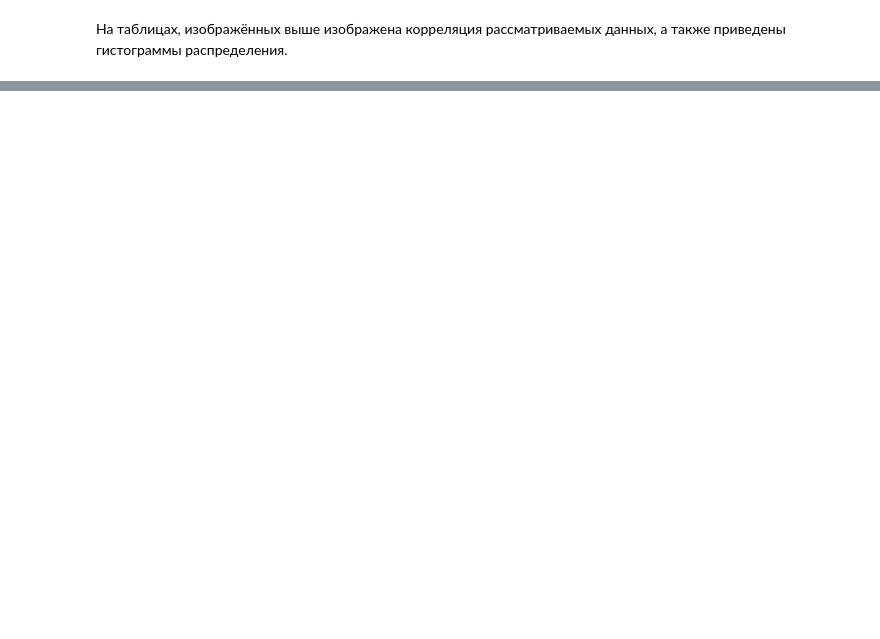
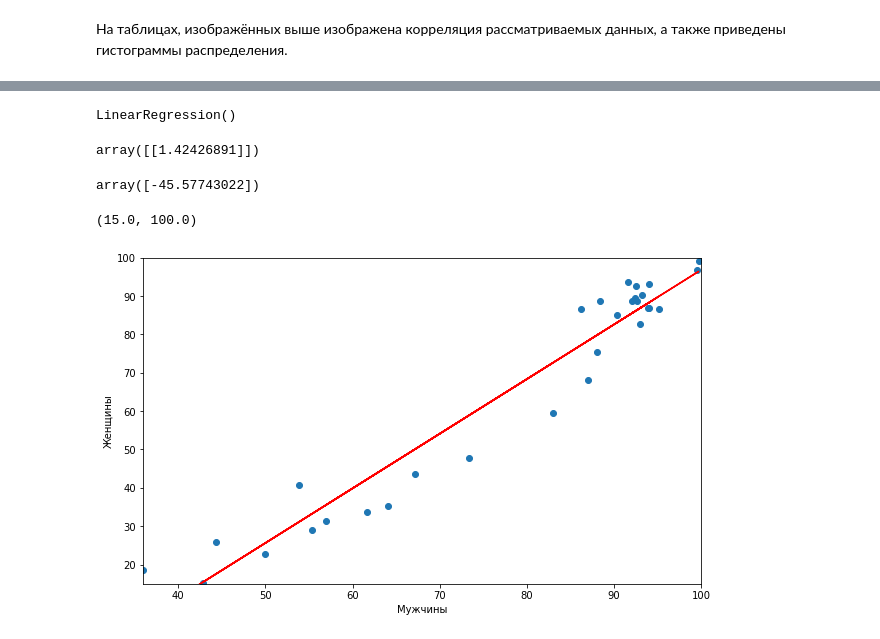
Before and after one commit to stotubalina/TRO_3.1, a Jupyter notebook: notebooks/lab3.1.ipynb, the cells around one changed output, grey strips where cells are left out. Drawn from its saved outputs; the diff is of its cells as text; code cells hidden in the pictures; blank space fills up the shorter version.

```diff
--- a/notebooks/lab3.1.ipynb
+++ b/notebooks/lab3.1.ipynb
@@ -245,0 +254,2 @@ sns.pairplot(df);
+# %%
+data= pd.read_csv('Lvl_development.csv')
@@ -245,0 +266,30 @@ sns.pairplot(df);
+# %%
+model = LinearRegression()
+# %%
+x = pd.DataFrame(data.Male)
+y = pd.DataFrame(data.Female)
+# %%
+model.fit(x, y)
+# %% [output]
+LinearRegression()
+# %%
+model.coef_
+# %% [output]
+array([[1.42426891]])
+# %%
+model.intercept_
+# %% [output]
+array([-45.57743022])
+# %%
+plt.figure(figsize=(10, 6))
+plt.scatter(data.Male, data.Female)
+
+plt.plot(x, model.predict(x), color = 'red')
+
+plt.xlabel('Мужчины')
+plt.ylabel('Женщины')
+plt.xlim(36, 100)
+plt.ylim(15, 100)
+# %% [output]
+(15.0, 100.0)
+[figure, added]
```
Also changed, not shown: parts of 11 cells of this notebook, 3 other files.
